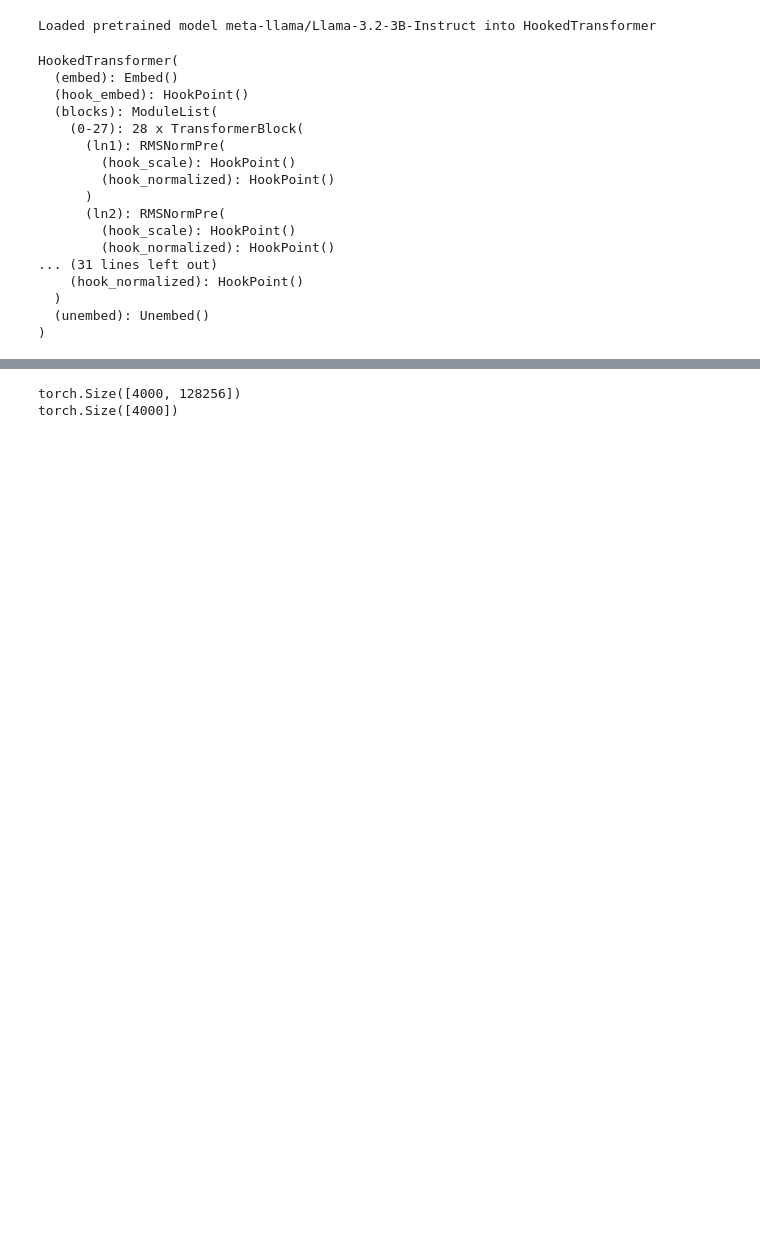
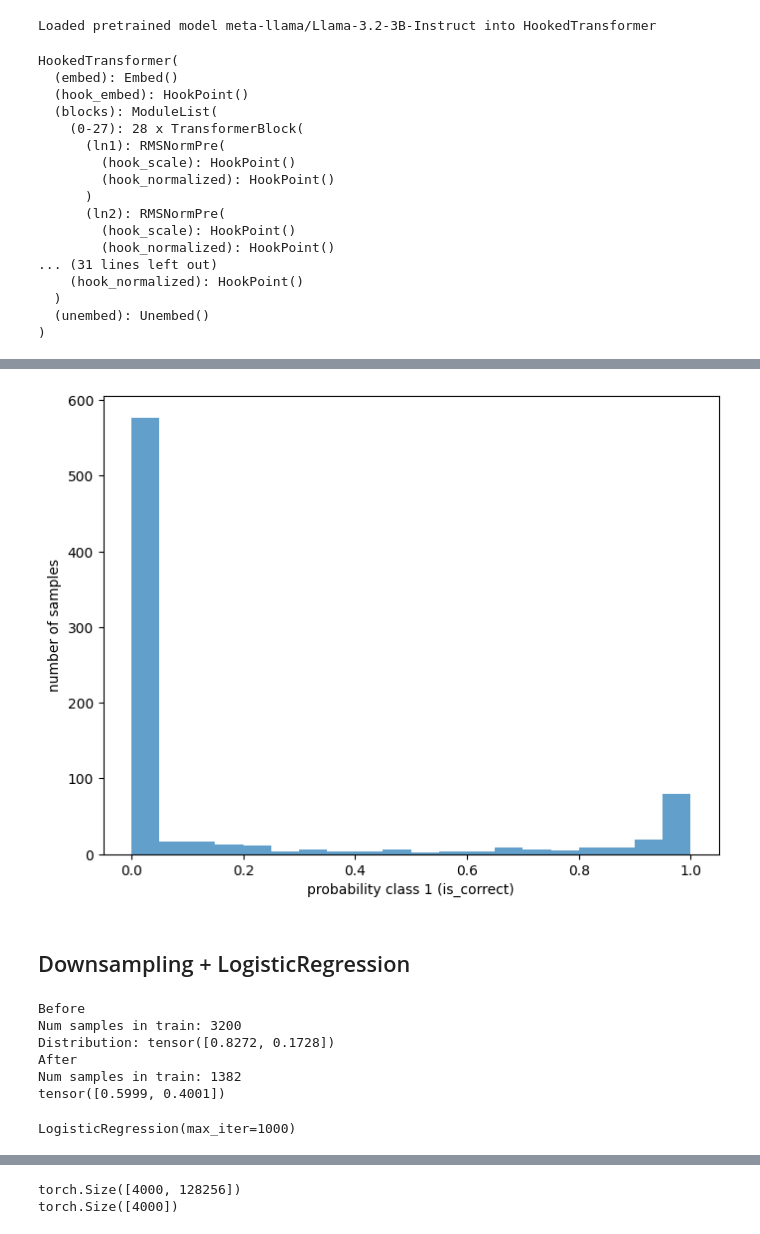
Before and after one commit to sashaboriskin/rag_routing, a Jupyter notebook: notebooks/answer_forward_logreg.ipynb, the cells around one changed output, grey strips where cells are left out. Cells and saved outputs as stored; diff of their text form; code cells hidden in the pictures; blank space fills up the shorter version.

Commit message:
Add some new models and finish qa inference

```diff
--- a/notebooks/answer_forward_logreg.ipynb
+++ b/notebooks/answer_forward_logreg.ipynb
@@ -74,0 +116,28 @@ HookedTransformer(
+# %%
+X = torch.empty((ds.shape[0], 3072), dtype=torch.float32)
+y = torch.empty((ds.shape[0]), dtype=torch.int64)
+
+idx = 0
+activation_store = {}
+
+for _, row in tqdm(ds.iterrows(), total=len(ds)):
+
+    text = tokenizer.apply_chat_template([
+        {"role": "user", "content": f"question: {row['question']}\nanswer: {row['our_answer_wo_context']}"}
+    ], tokenize=False, add_generation_prompt=True)
+
+    tokens = model.to_tokens(text, prepend_bos=False).to(device)
+    with torch.no_grad():
+        # (1, seq_len, vocab_size)
+        logits = model.run_with_hooks(
+            tokens,
+            return_type="logits",
+            fwd_hooks=[(f"blocks.{i}.hook_resid_post", store_activations(activation_store))
+                for i in range(model.cfg.n_layers)],
+        )
+    resid = activation_store[f"blocks.{27}.hook_resid_post"] # last hidden_state before lm head (1, seq_len, hidden_size)
+    final_logits = resid[:, -1, :].squeeze(dim=0) # (vocab_size)
+
+    X[idx] = final_logits.cpu()
+    y[idx] = int(row['is_correct_wo_context'])
+    idx += 1
@@ -74,0 +226,10 @@ HookedTransformer(
+# %%
+probs = clf.predict_proba(X_test)[:, 1]
+
+plt.figure(figsize=(8, 6))
+plt.hist(probs, bins=20, alpha=0.7,)
+plt.xlabel('probability class 1 (is_correct)')
+plt.ylabel('number of samples')
+plt.show()
+# %% [output]
+[figure, added]
@@ -74,0 +238,2 @@ HookedTransformer(
+# %% [markdown]
+## Downsampling + LogisticRegression
@@ -74,0 +250,20 @@ HookedTransformer(
+# %%
+print('Before')
+print(f'Num samples in train: {y_train.shape[0]}')
+print(f'Distribution: {y_proportion(y_train)}')
+
+print('After')
+print(f'Num samples in train: {y_train_balanced.shape[0]}')
+print(y_proportion(y_train_balanced))
+# %% [output]
+Before
+Num samples in train: 3200
+Distribution: tensor([0.8272, 0.1728])
+After
+Num samples in train: 1382
+tensor([0.5999, 0.4001])
+# %%
+clf = LogisticRegression(max_iter=1000)
+clf.fit(X_train_balanced, y_train_balanced)
+# %% [output]
+LogisticRegression(max_iter=1000)
```
Also changed, not shown: parts of 62 cells of this notebook.
